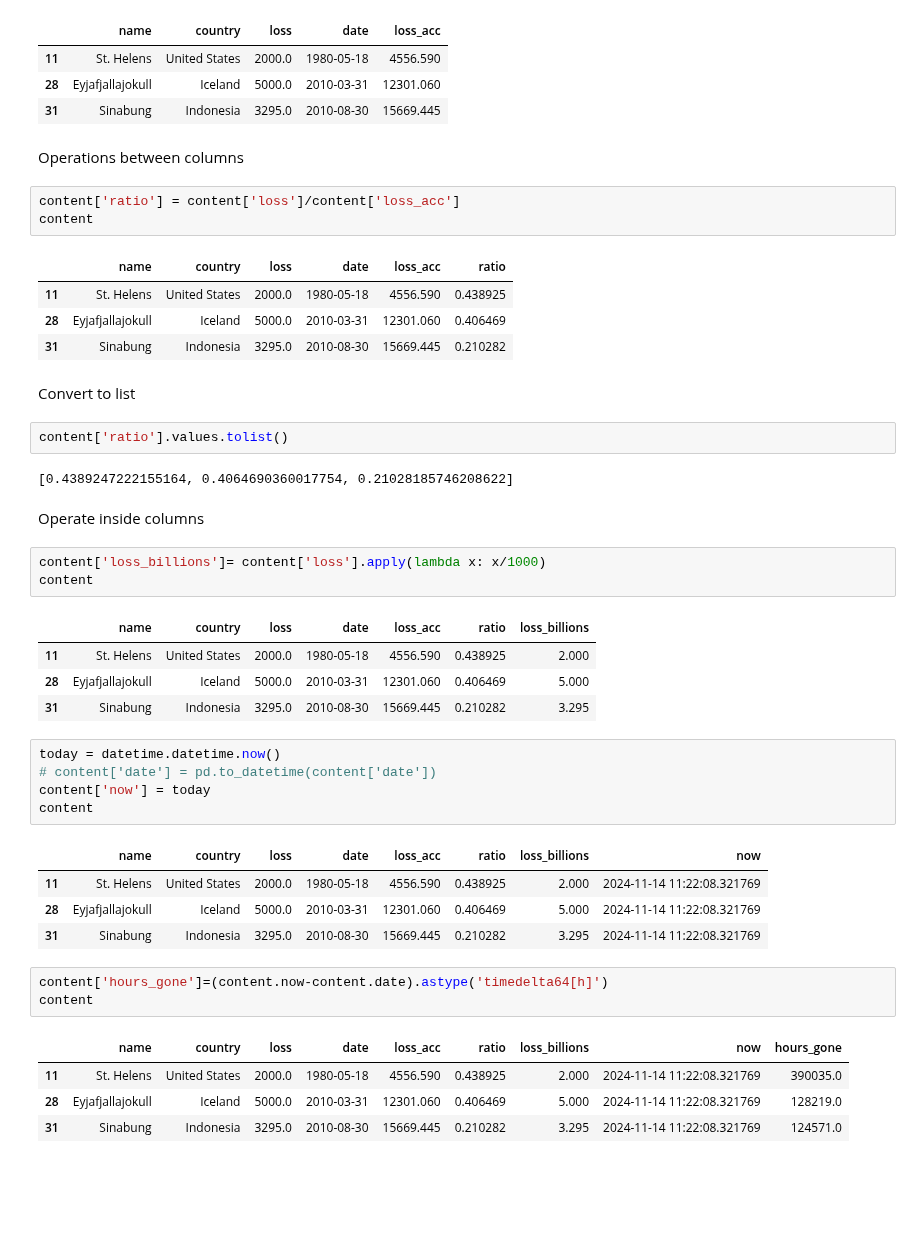
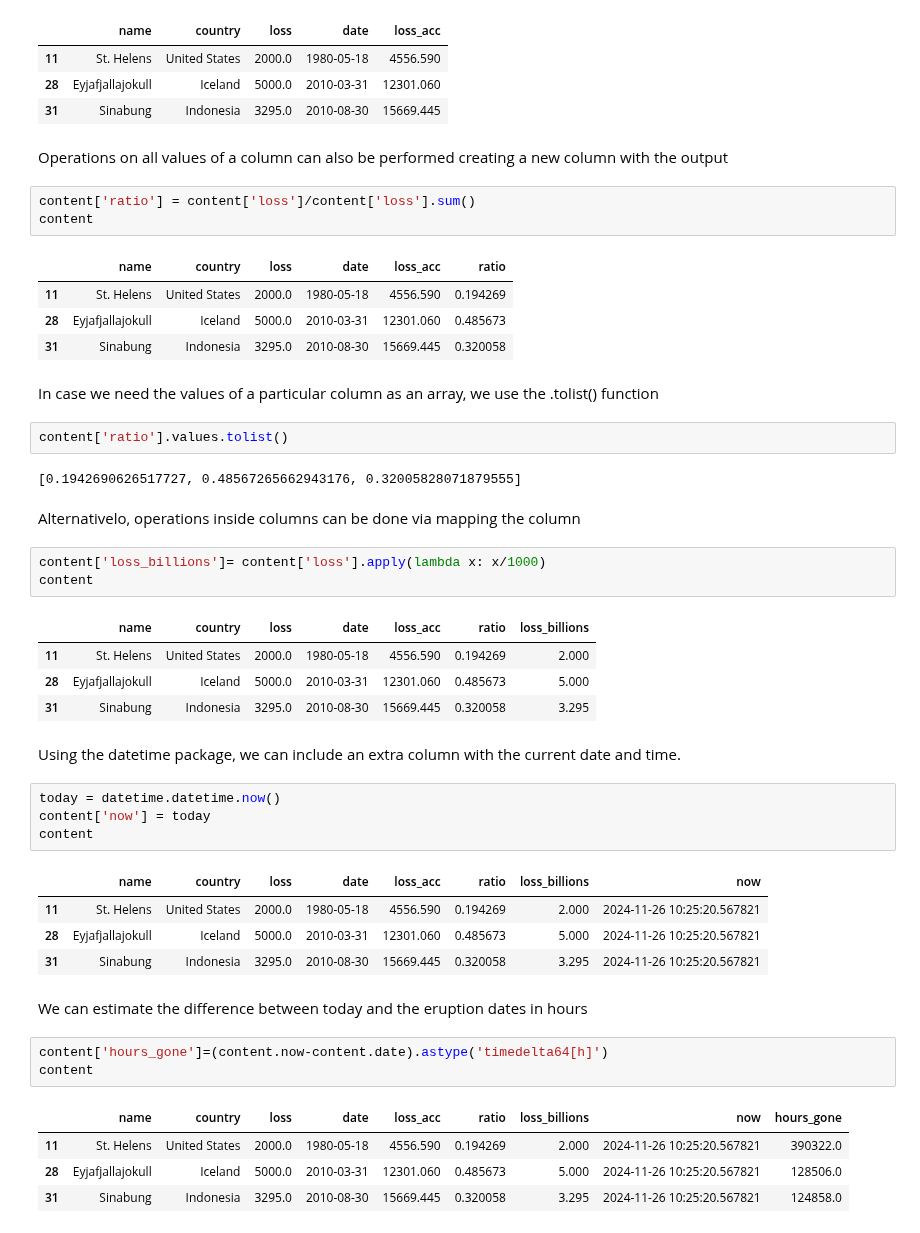
Before and after one commit to Datavizcowboy/PythonDatavizToolbox, a Jupyter notebook: Notebooks/01-Data_Structures/03-Pandas_Numerical_Filtering_Cleaning.ipynb, the cells around one changed output. Cells and saved outputs as stored; diff of their text form; blank space fills up the shorter version.

```diff
--- a/Notebooks/01-Data_Structures/03-Pandas_Numerical_Filtering_Cleaning.ipynb
+++ b/Notebooks/01-Data_Structures/03-Pandas_Numerical_Filtering_Cleaning.ipynb
@@ -212,47 +216,50 @@ content
 | 11 | St. Helens | United States | 2000.0 | 1980-05-18 | 4556.590 |
 | 28 | Eyjafjallajokull | Iceland | 5000.0 | 2010-03-31 | 12301.060 |
 | 31 | Sinabung | Indonesia | 3295.0 | 2010-08-30 | 15669.445 |
-# %% [markdown]
-Operations between columns
+# %% [markdown]
+Operations on all values of a column can also be performed creating a new column with the output
 # %%
-content['ratio'] = content['loss']/content['loss_acc']
+content['ratio'] = content['loss']/content['loss'].sum()
 content
 # %% [output]
 |  | name | country | loss | date | loss_acc | ratio |
-| 11 | St. Helens | United States | 2000.0 | 1980-05-18 | 4556.590 | 0.438925 |
-| 28 | Eyjafjallajokull | Iceland | 5000.0 | 2010-03-31 | 12301.060 | 0.406469 |
-| 31 | Sinabung | Indonesia | 3295.0 | 2010-08-30 | 15669.445 | 0.210282 |
+| 11 | St. Helens | United States | 2000.0 | 1980-05-18 | 4556.590 | 0.194269 |
+| 28 | Eyjafjallajokull | Iceland | 5000.0 | 2010-03-31 | 12301.060 | 0.485673 |
+| 31 | Sinabung | Indonesia | 3295.0 | 2010-08-30 | 15669.445 | 0.320058 |
-# %% [markdown]
-Convert to list
+# %% [markdown]
+In case we need the values of a particular column as an array, we use the .tolist() function
 # %%
 content['ratio'].values.tolist()
 # %% [output]
-[0.4389247222155164, 0.4064690360017754, 0.21028185746208622]
+[0.1942690626517727, 0.48567265662943176, 0.32005828071879555]
-# %% [markdown]
-Operate inside columns
+# %% [markdown]
+Alternativelo, operations inside columns can be done via mapping the column
 # %%
 content['loss_billions']= content['loss'].apply(lambda x: x/1000)
 content
 # %% [output]
 |  | name | country | loss | date | loss_acc | ratio | loss_billions |
-| 11 | St. Helens | United States | 2000.0 | 1980-05-18 | 4556.590 | 0.438925 | 2.000 |
-| 28 | Eyjafjallajokull | Iceland | 5000.0 | 2010-03-31 | 12301.060 | 0.406469 | 5.000 |
-| 31 | Sinabung | Indonesia | 3295.0 | 2010-08-30 | 15669.445 | 0.210282 | 3.295 |
+| 11 | St. Helens | United States | 2000.0 | 1980-05-18 | 4556.590 | 0.194269 | 2.000 |
+| 28 | Eyjafjallajokull | Iceland | 5000.0 | 2010-03-31 | 12301.060 | 0.485673 | 5.000 |
+| 31 | Sinabung | Indonesia | 3295.0 | 2010-08-30 | 15669.445 | 0.320058 | 3.295 |
+# %% [markdown]
+Using the datetime package, we can include an extra column with the current date and time.
 # %%
 today = datetime.datetime.now()
-# content['date'] = pd.to_datetime(content['date'])
 content['now'] = today
 content
 # %% [output]
 |  | name | country | loss | date | loss_acc | ratio | loss_billions | now |
-| 11 | St. Helens | United States | 2000.0 | 1980-05-18 | 4556.590 | 0.438925 | 2.000 | 2024-11-14 11:22:08.321769 |
-| 28 | Eyjafjallajokull | Iceland | 5000.0 | 2010-03-31 | 12301.060 | 0.406469 | 5.000 | 2024-11-14 11:22:08.321769 |
-| 31 | Sinabung | Indonesia | 3295.0 | 2010-08-30 | 15669.445 | 0.210282 | 3.295 | 2024-11-14 11:22:08.321769 |
+| 11 | St. Helens | United States | 2000.0 | 1980-05-18 | 4556.590 | 0.194269 | 2.000 | 2024-11-26 10:25:20.567821 |
+| 28 | Eyjafjallajokull | Iceland | 5000.0 | 2010-03-31 | 12301.060 | 0.485673 | 5.000 | 2024-11-26 10:25:20.567821 |
+| 31 | Sinabung | Indonesia | 3295.0 | 2010-08-30 | 15669.445 | 0.320058 | 3.295 | 2024-11-26 10:25:20.567821 |
+# %% [markdown]
+We can estimate the difference between today and the eruption dates in hours
 # %%
 content['hours_gone']=(content.now-content.date).astype('timedelta64[h]')
 content
 # %% [output]
 |  | name | country | loss | date | loss_acc | ratio | loss_billions | now | hours_gone |
-| 11 | St. Helens | United States | 2000.0 | 1980-05-18 | 4556.590 | 0.438925 | 2.000 | 2024-11-14 11:22:08.321769 | 390035.0 |
-| 28 | Eyjafjallajokull | Iceland | 5000.0 | 2010-03-31 | 12301.060 | 0.406469 | 5.000 | 2024-11-14 11:22:08.321769 | 128219.0 |
-| 31 | Sinabung | Indonesia | 3295.0 | 2010-08-30 | 15669.445 | 0.210282 | 3.295 | 2024-11-14 11:22:08.321769 | 124571.0 |
+| 11 | St. Helens | United States | 2000.0 | 1980-05-18 | 4556.590 | 0.194269 | 2.000 | 2024-11-26 10:25:20.567821 | 390322.0 |
+| 28 | Eyjafjallajokull | Iceland | 5000.0 | 2010-03-31 | 12301.060 | 0.485673 | 5.000 | 2024-11-26 10:25:20.567821 | 128506.0 |
+| 31 | Sinabung | Indonesia | 3295.0 | 2010-08-30 | 15669.445 | 0.320058 | 3.295 | 2024-11-26 10:25:20.567821 | 124858.0 |
```
Also changed, not shown: parts of 25 cells of this notebook.
